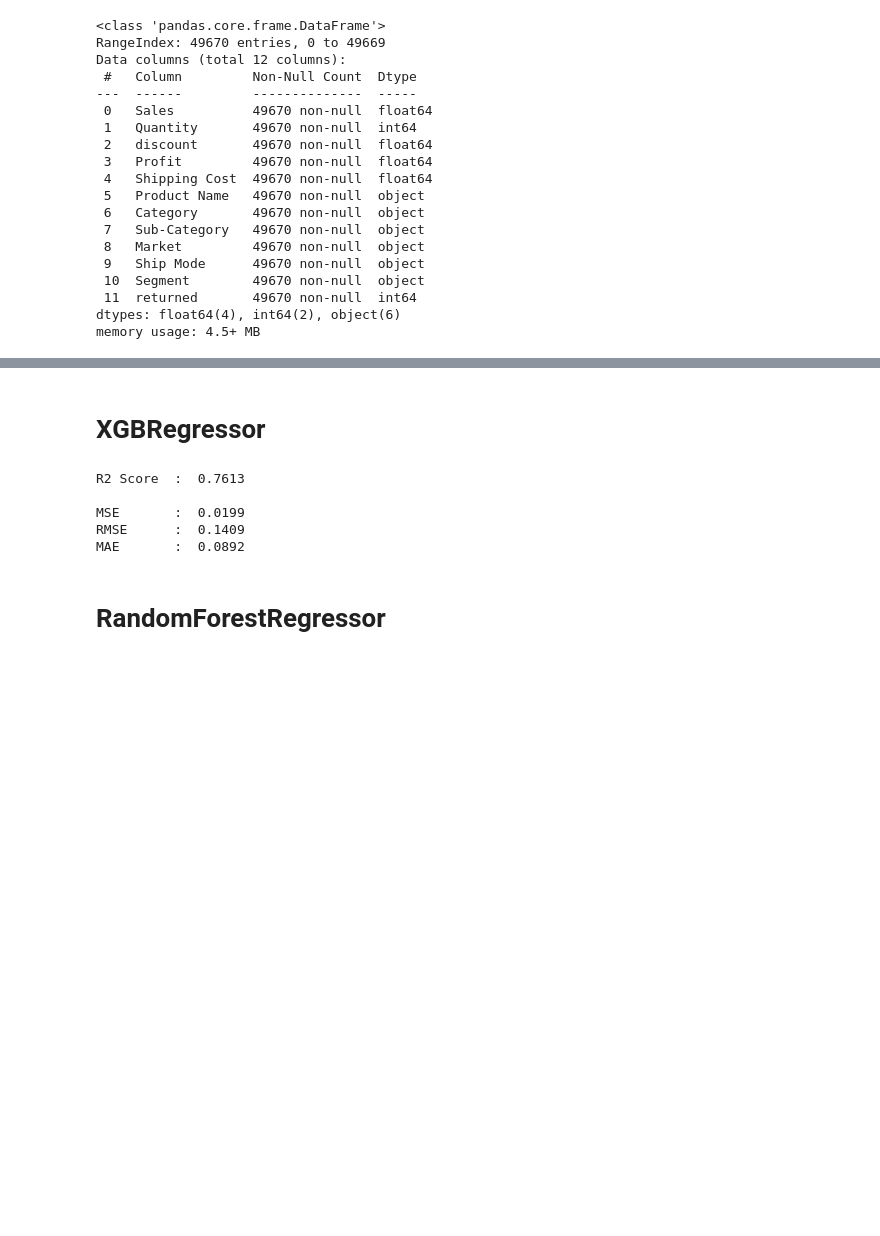
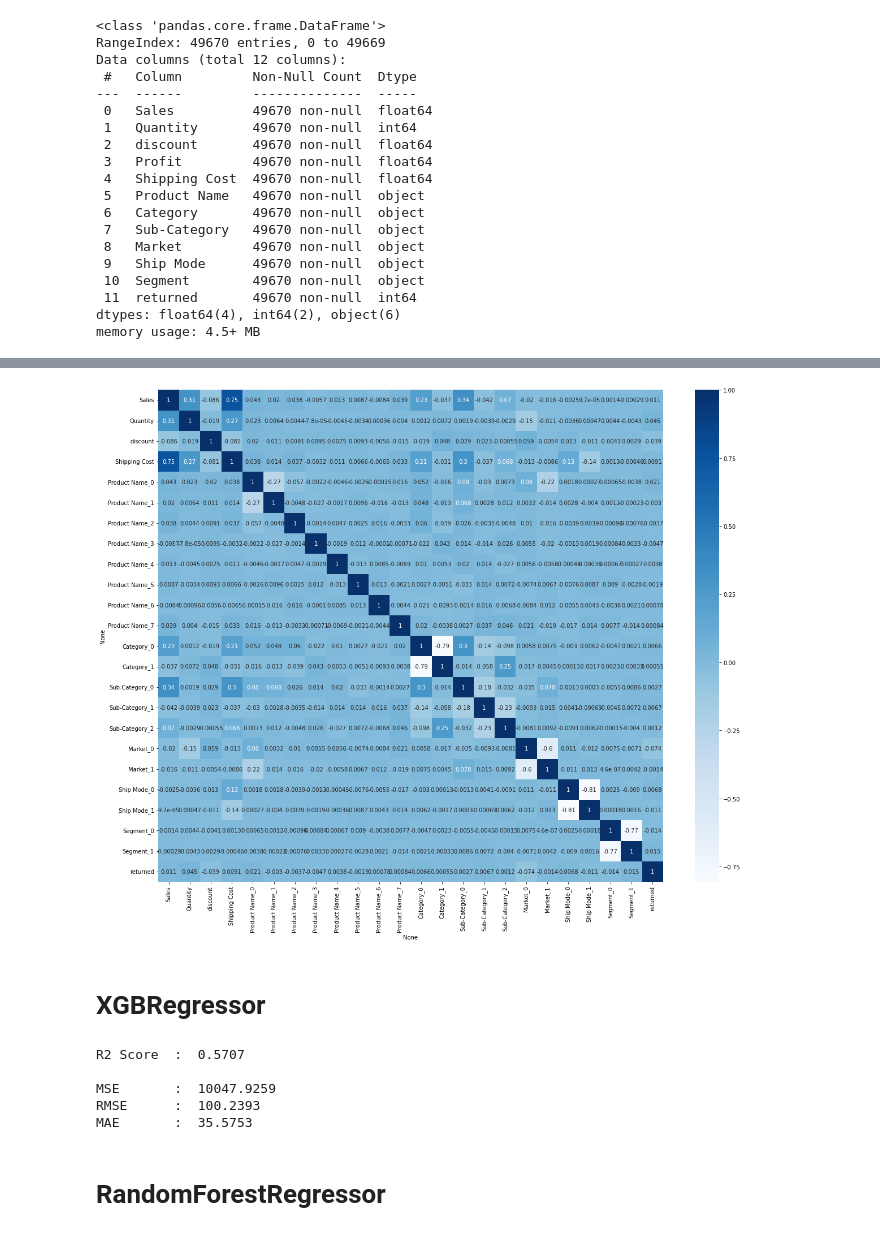
Before and after one commit to faridehebrahymy/Profit-prediction, a Jupyter notebook: Predict Profit.ipynb, the cells around one changed output, grey strips where cells are left out. Drawn from its saved outputs; the diff is of its cells as text; code cells hidden in the pictures; blank space fills up the shorter version.

Commit message:
scale

```diff
--- a/Predict Profit.ipynb
+++ b/Predict Profit.ipynb
@@ -140,0 +105,6 @@ X_val, X_test, y_val, y_test = train_test_split(X_temp, y_temp, test_size=0.5)
+# %%
+#X_Train encoders
+import category_encoders as ce
+encoder = ce.BaseNEncoder(cols=['Category','Market','Product Name','Ship Mode','Sub-Category','Segment'], base=3)
+X_train = encoder.fit_transform(X_train)
+X_train.head(10)
@@ -140,0 +168,16 @@ X_val, X_test, y_val, y_test = train_test_split(X_temp, y_temp, test_size=0.5)
+# %%
+cols = X_train.columns
+# %%
+from sklearn.preprocessing import MinMaxScaler
+from sklearn.preprocessing import StandardScaler
+from sklearn.preprocessing import QuantileTransformer
+from sklearn.preprocessing import MaxAbsScaler
+from sklearn.preprocessing import RobustScaler
+
+
+scaler = StandardScaler()
+X_train = scaler.fit_transform(X_train)
+X_val = scaler.transform(X_val)
+X_test = scaler.transform(X_test)
+
+X_train
@@ -140,0 +198,3 @@ X_val, X_test, y_val, y_test = train_test_split(X_temp, y_temp, test_size=0.5)
+# %%
+X_train = pd.DataFrame(X_train, columns=[cols])
+X_train.head()
@@ -141,31 +213,36 @@ X_val, X_test, y_val, y_test = train_test_split(X_temp, y_temp, test_size=0.5)
+# %%
+plt.figure(figsize=(20,16))
+sns.heatmap(X_train.corr(),annot=True,cmap='Blues');
+# %% [output]
+[figure, new version]
 # %% [markdown]
 # XGBRegressor
 # %%
 from xgboost import XGBRegressor
 
-model_xgb = XGBRegressor(n_estimators=100, max_depth=10,learning_rate=0.199, random_state=0)
+model_xgb = XGBRegressor(n_estimators=100, max_depth=10,learning_rate=0.088, random_state=0)
 model_xgb.fit(X_train, y_train)
 
 # Finally, predict on test data
-pred_test_xgb = model_xgb.predict(X_val)
+pred_val_xgb = model_xgb.predict(X_val)
 
-r2_test_xgb = r2_score(y_val, pred_test_xgb).round(4)
-mse_test_xgb = mean_squared_error(y_val, pred_test_xgb).round(4)
-rmse_test_xgb = np.sqrt(mean_squared_error(y_val, pred_test_xgb)).round(4)
-mae_test_xgb = mean_absolute_error(y_val, pred_test_xgb).round(4)
+r2_val_xgb = r2_score(y_val, pred_val_xgb).round(4)
+mse_val_xgb = mean_squared_error(y_val, pred_val_xgb).round(4)
+rmse_val_xgb = np.sqrt(mean_squared_error(y_val, pred_val_xgb)).round(4)
+mae_val_xgb = mean_absolute_error(y_val, pred_val_xgb).round(4)
 
 print(f'\033[94m')
-print('R2 Score  : ', r2_test_xgb)
+print('R2 Score  : ', r2_val_xgb)
 print(f'\033[92m')
-print('MSE       : ', mse_test_xgb)
-print('RMSE      : ', rmse_test_xgb)
-print('MAE       : ', mae_test_xgb)
+print('MSE       : ', mse_val_xgb)
+print('RMSE      : ', rmse_val_xgb)
+print('MAE       : ', mae_val_xgb)
 # %% [output]
-R2 Score  :  0.7613
+R2 Score  :  0.5707
 
-MSE       :  0.0199
-RMSE      :  0.1409
-MAE       :  0.0892
+MSE       :  10047.9259
+RMSE      :  100.2393
+MAE       :  35.5753
 # %% [markdown]
 # RandomForestRegressor
 # %%
```
Also changed, not shown: parts of 16 cells of this notebook.
